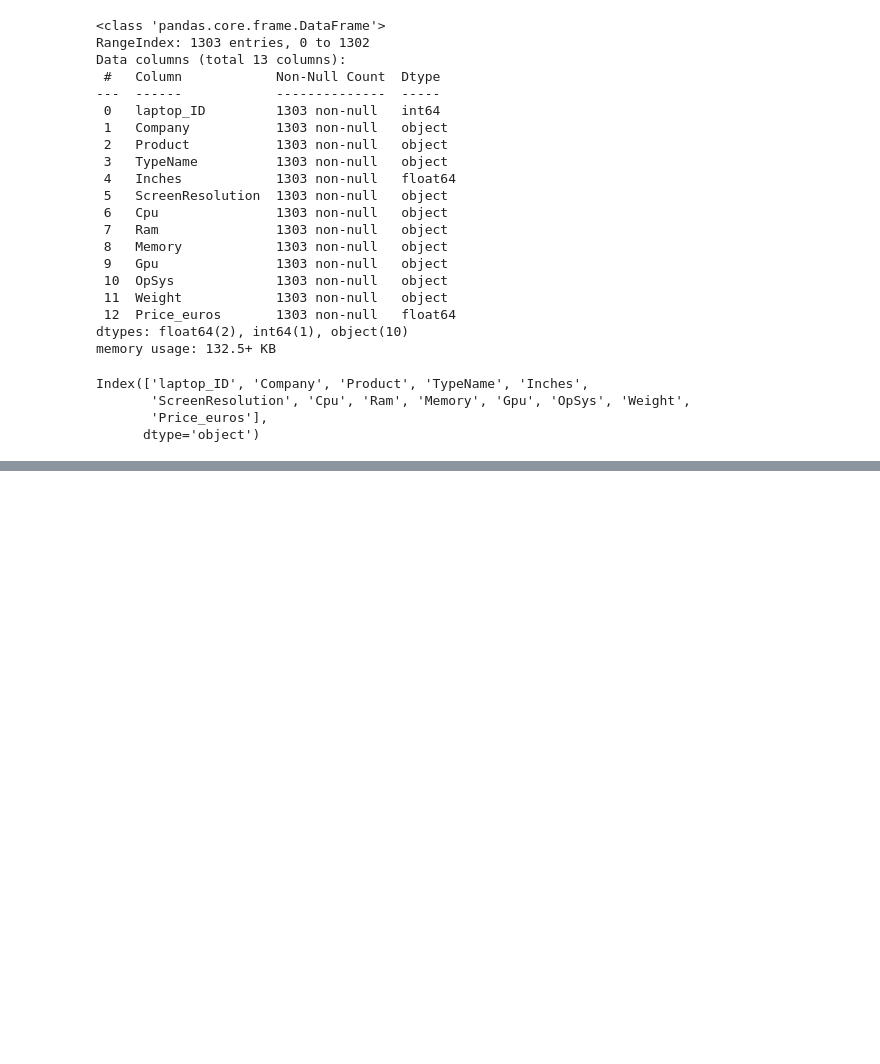
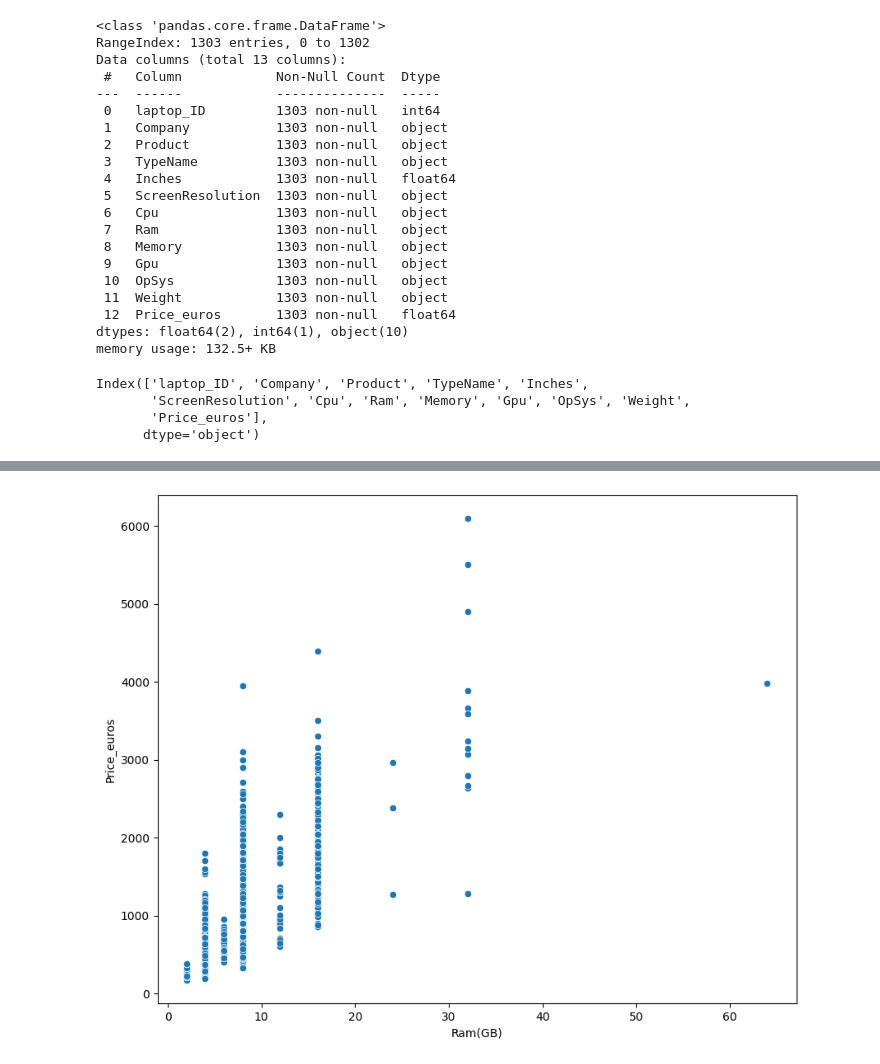
Before and after one commit to Prashant-Bista/Laptop_price_predict, a Jupyter notebook: laptop_predict.ipynb, the cells around one changed output, grey strips where cells are left out. Saved outputs shown, nothing was run; the diff lists cells and outputs as text; code cells hidden in the pictures; blank space fills up the shorter version.

```diff
--- a/laptop_predict.ipynb
+++ b/laptop_predict.ipynb
@@ -232,0 +267,6 @@ to_check
+# %%
+plt.figure(figsize=(10,8))
+sns.scatterplot(data=to_check,x="Ram(GB)",y="Price_euros")
+plt.show()
+# %% [output]
+[figure, added]
```
Also changed, not shown: parts of 29 cells of this notebook.
